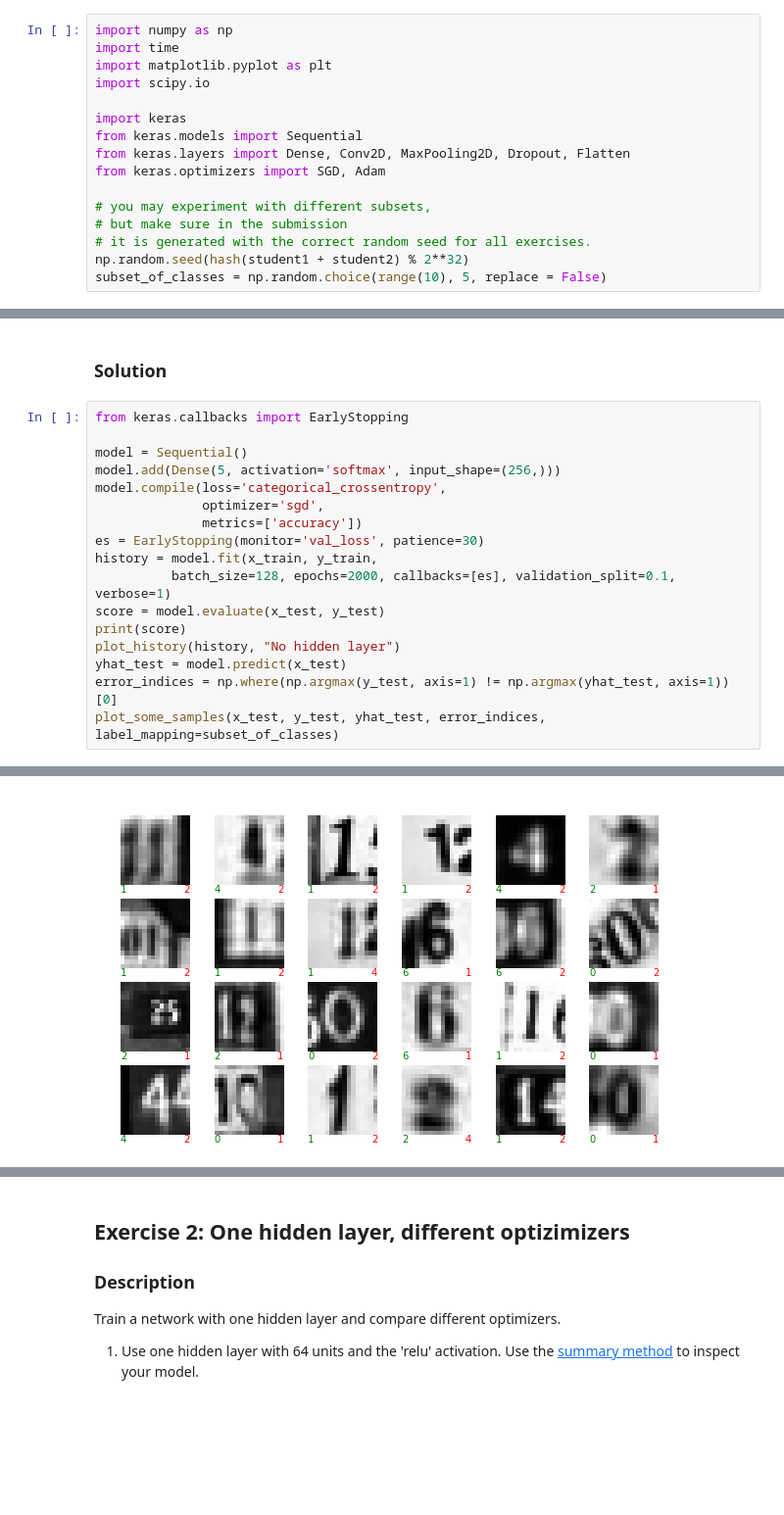
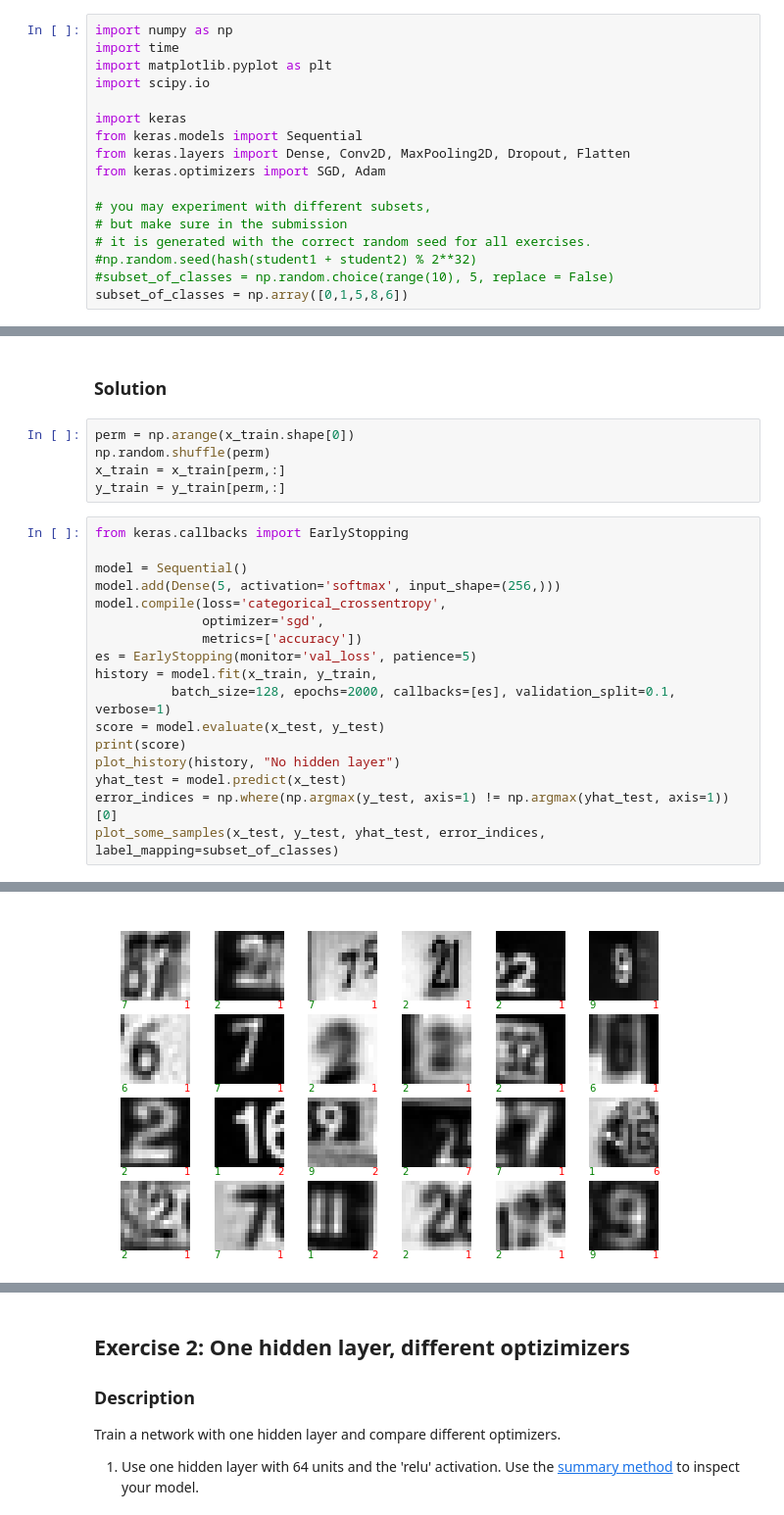
Before and after one commit to adrian-valente/ANN_project1, a Jupyter notebook: miniproject1.ipynb, the cells around one changed output, grey strips where cells are left out. Shown: that part at 98% size. Cells and saved outputs as stored; diff of their text form; blank space fills up the shorter version.

```diff
--- a/miniproject1.ipynb
+++ b/miniproject1.ipynb
@@ -52,5 +52,6 @@ from keras.optimizers import SGD, Adam
 # you may experiment with different subsets,
 # but make sure in the submission
 # it is generated with the correct random seed for all exercises.
-np.random.seed(hash(student1 + student2) % 2**32)
-subset_of_classes = np.random.choice(range(10), 5, replace = False)
+#np.random.seed(hash(student1 + student2) % 2**32)
+#subset_of_classes = np.random.choice(range(10), 5, replace = False)
+subset_of_classes = np.array([0,1,5,8,6])
@@ -211,6 +214,11 @@ Hints:
 * Have a look at the keras [examples](https://github.com/keras-team/keras/tree/master/examples), e.g. [mnist_mlp](https://github.com/keras-team/keras/blob/master/examples/mnist_mlp.py).
 # %% [markdown]
 ### Solution
+# %%
+perm = np.arange(x_train.shape[0])
+np.random.shuffle(perm)
+x_train = x_train[perm,:]
+y_train = y_train[perm,:]
 # %%
 from keras.callbacks import EarlyStopping
 
@@ -219,7 +227,7 @@ model.add(Dense(5, activation='softmax', input_shape=(256,)))
 model.compile(loss='categorical_crossentropy',
               optimizer='sgd',
               metrics=['accuracy'])
-es = EarlyStopping(monitor='val_loss', patience=30)
+es = EarlyStopping(monitor='val_loss', patience=5)
 history = model.fit(x_train, y_train,
           batch_size=128, epochs=2000, callbacks=[es], validation_split=0.1,  verbose=1)
 score = model.evaluate(x_test, y_test)
@@ -249 +257 @@ Epoch 78/2000
-[figure, old version]
+[figure, new version]
```
Also changed, not shown: parts of 12 cells of this notebook.
